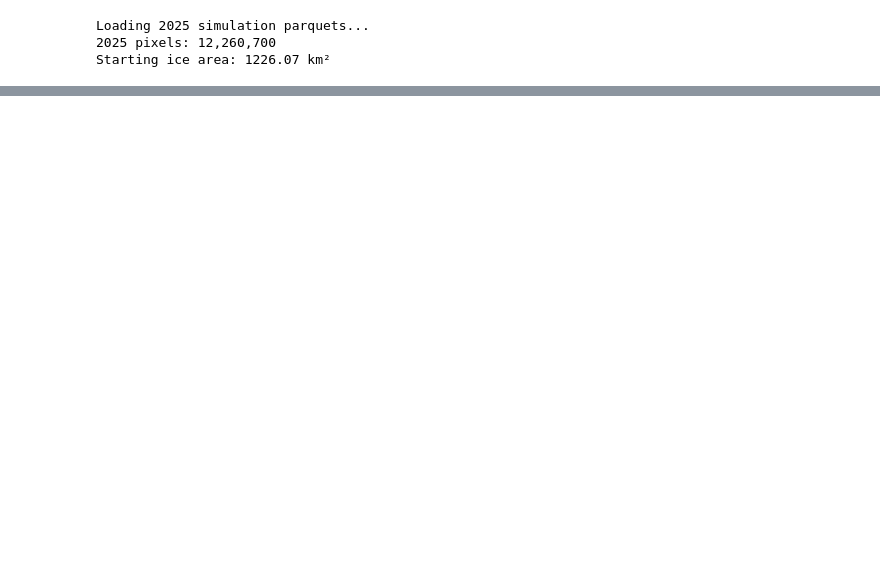
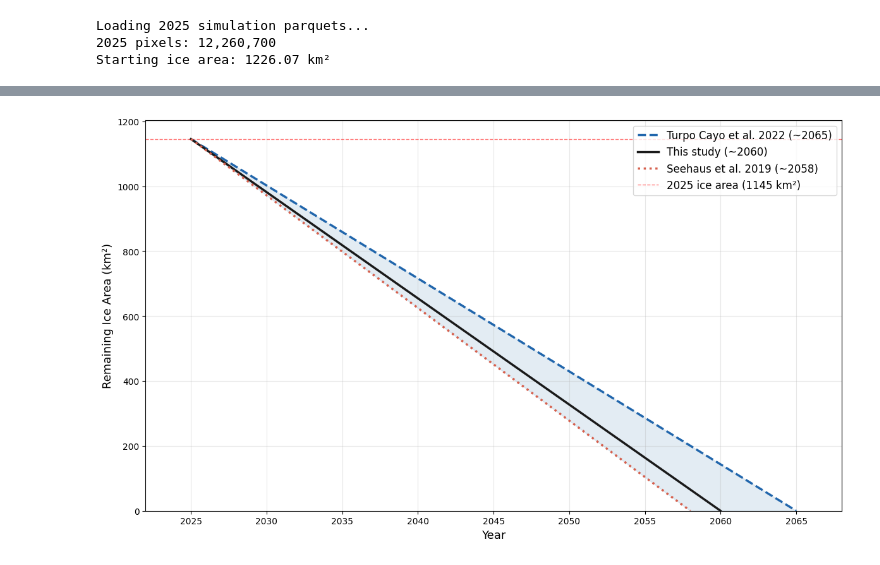
Before and after one commit to mattdaly04/Glacier-Project, a Jupyter notebook: Glacier Project/future_melt.ipynb, the cells around one changed output, grey strips where cells are left out. Cells and saved outputs as stored; diff of their text form; code cells hidden in the pictures; blank space fills up the shorter version.

Commit message:
changed simulation melt years to use data from linear regression analysis, reproduced figures, added plot for glacier loss comparing with two other papers

```diff
--- a/Glacier Project/future_melt.ipynb
+++ b/Glacier Project/future_melt.ipynb
@@ -84,10 +99,0 @@ Starting ice area (RGI-matched): 1147.06 km²
-# %%
-# Apply minimum glacier size filter
-glacier_sizes = df_matched.groupby('rgi_id').size() * PIXEL_AREA
-valid_glaciers = glacier_sizes[glacier_sizes >= MIN_GLACIER_KM2].index
-df_matched = df_matched[df_matched['rgi_id'].isin(valid_glaciers)].reset_index(drop=True)
-
-print(f"\nAfter minimum size filter ({MIN_GLACIER_KM2} km²):")
-print(f"  Valid glaciers: {df_matched['rgi_id'].nunique():,}")
-print(f"  Valid pixels:   {len(df_matched):,}")
-print(f"  Ice area:       {len(df_matched) * PIXEL_AREA:.2f} km²")
@@ -205,9 +173,0 @@ Simulation complete
-# %%
-print("\n=== PROJECTION RESULTS ===\n")
-print(f"{'Year':<6} {'Ice Area (km²)':>15} {'Loss (km²)':>12} {'Loss %':>8}")
-print("-" * 45)
-
-for year, area in area_history:
-    loss_km2 = start_area - area
-    loss_pct = loss_km2 / start_area * 100
-    print(f"{year:<6} {area:>15.2f} {loss_km2:>12.2f} {loss_pct:>7.1f}%")
@@ -401,0 +264,66 @@ Key headline figures:
+# %%
+fig, ax = plt.subplots(figsize=(12, 7))
+
+SCENARIO_STYLES = {
+    'Turpo Cayo et al. 2022': {
+        'color': '#2166ac', 'linestyle': '--'
+    },
+    'This study': {
+        'color': '#1a1a1a', 'linestyle': '-'
+    },
+    'Seehaus et al. 2019': {
+        'color': '#d6604d', 'linestyle': ':'
+    },
+}
+
+# Compute deglaciation years cleanly
+deglac_years = {}
+for name in SCENARIOS:
+    annual_rate = SCENARIOS[name]  # km²/year
+    deglac_years[name] = int(2025 + start_area / annual_rate)
+
+print("Deglaciation years:")
+for name, year in deglac_years.items():
+    print(f"  {name}: {year}")
+
+# Uncertainty envelope
+x_lower = [2025, deglac_years['Turpo Cayo et al. 2022']]
+y_lower = [start_area, 0]
+x_upper = [2025, deglac_years['Seehaus et al. 2019']]
+y_upper = [start_area, 0]
+
+x_fill  = np.linspace(2025, deglac_years['Turpo Cayo et al. 2022'], 500)
+y_lo    = np.clip(np.interp(x_fill, x_lower, y_lower), 0, None)
+y_hi    = np.clip(np.interp(x_fill, x_upper, y_upper), 0, None)
+
+ax.fill_between(x_fill, y_lo, y_hi,
+                alpha=0.15, color='steelblue')
+
+# Plot straight lines
+for name, style in SCENARIO_STYLES.items():
+    deglac = deglac_years[name]
+    ax.plot([2025, deglac], [start_area, 0],
+            color=style['color'],
+            linestyle=style['linestyle'],
+            linewidth=2.5,
+            label=f"{name} (~{deglac})",
+            zorder=3)
+
+
+ax.axhline(y=start_area, color='red', linestyle='--',
+           alpha=0.5, linewidth=1,
+           label=f'2025 ice area ({start_area:.0f} km²)')
+
+ax.set_xlabel('Year', fontsize=13)
+ax.set_ylabel('Remaining Ice Area (km²)', fontsize=13)
+ax.set_ylim(bottom=0)
+ax.set_xlim(2022, deglac_years['Turpo Cayo et al. 2022'] + 3)
+ax.legend(fontsize=12, loc='upper right')
+ax.grid(True, alpha=0.3)
+ax.set_xticks(range(2025, deglac_years['Turpo Cayo et al. 2022'] + 5, 5))
+
+plt.tight_layout()
+plt.savefig(RESULTS_DIR / 'glacier_retreat_projection.png',
+            dpi=200, bbox_inches='tight')
+plt.show()
+# %% [output]
@@ -401,0 +334 @@ Key headline figures:
+[figure, added]
```
Also changed, not shown: parts of 12 cells of this notebook, 2 other files.
